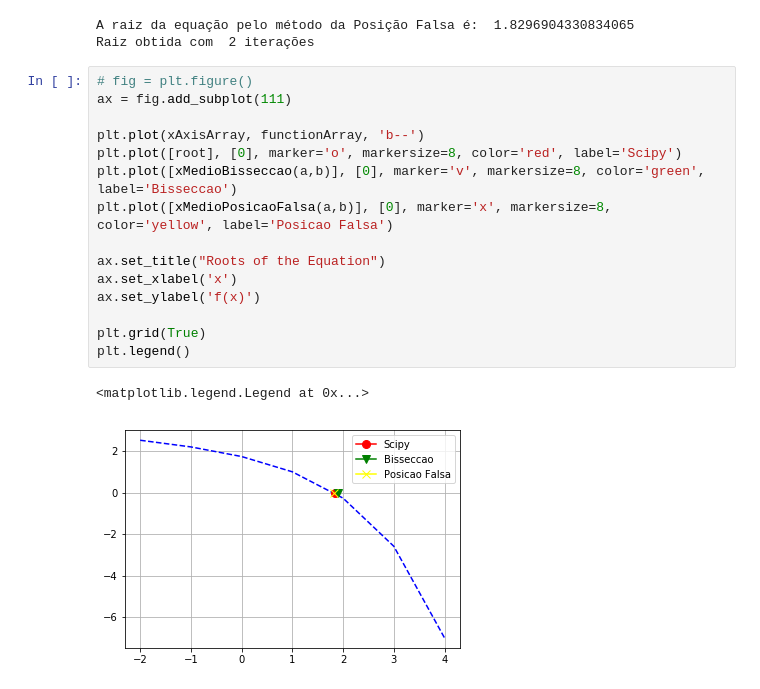
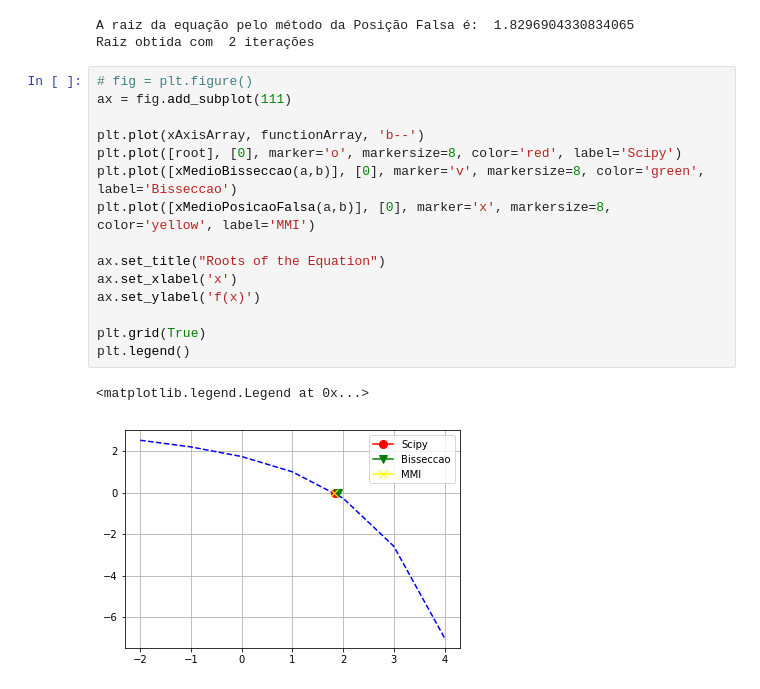
Before and after one commit to raphaellmsousa/calculoNumerico, a Jupyter notebook: exemplo1.ipynb, the cells around one changed output. Saved outputs shown, nothing was run; the diff lists cells and outputs as text.

```diff
--- a/exemplo1.ipynb
+++ b/exemplo1.ipynb
@@ -218,18 +218,18 @@ Raiz obtida com  2 iterações
 # %%
 # fig = plt.figure()
 ax = fig.add_subplot(111)
 
 plt.plot(xAxisArray, functionArray, 'b--')
 plt.plot([root], [0], marker='o', markersize=8, color='red', label='Scipy')
 plt.plot([xMedioBisseccao(a,b)], [0], marker='v', markersize=8, color='green', label='Bisseccao')
-plt.plot([xMedioPosicaoFalsa(a,b)], [0], marker='x', markersize=8, color='yellow', label='Posicao Falsa')
+plt.plot([xMedioPosicaoFalsa(a,b)], [0], marker='x', markersize=8, color='yellow', label='MMI')
 
 ax.set_title("Roots of the Equation")
 ax.set_xlabel('x')
 ax.set_ylabel('f(x)')
 
 plt.grid(True)
 plt.legend()
 # %% [output]
 <matplotlib.legend.Legend at 0x...>
-[figure, old version]
+[figure, new version]
```
